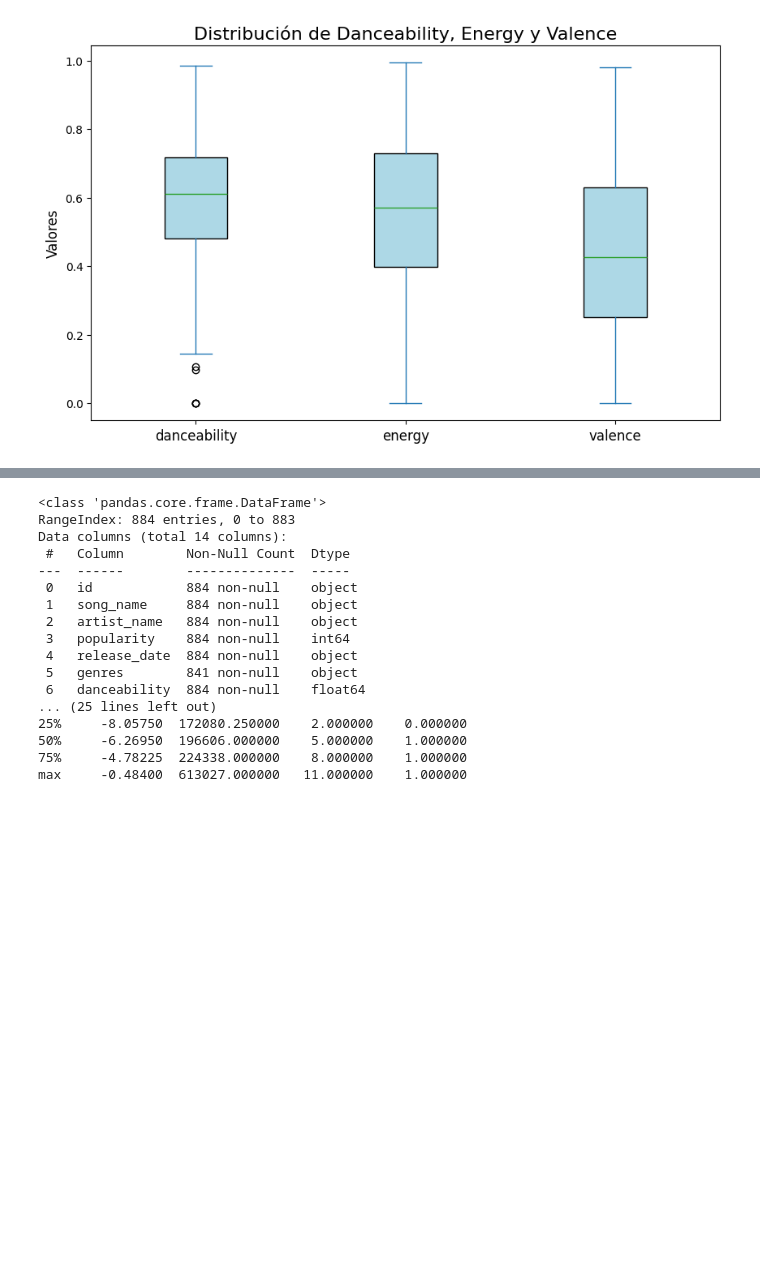
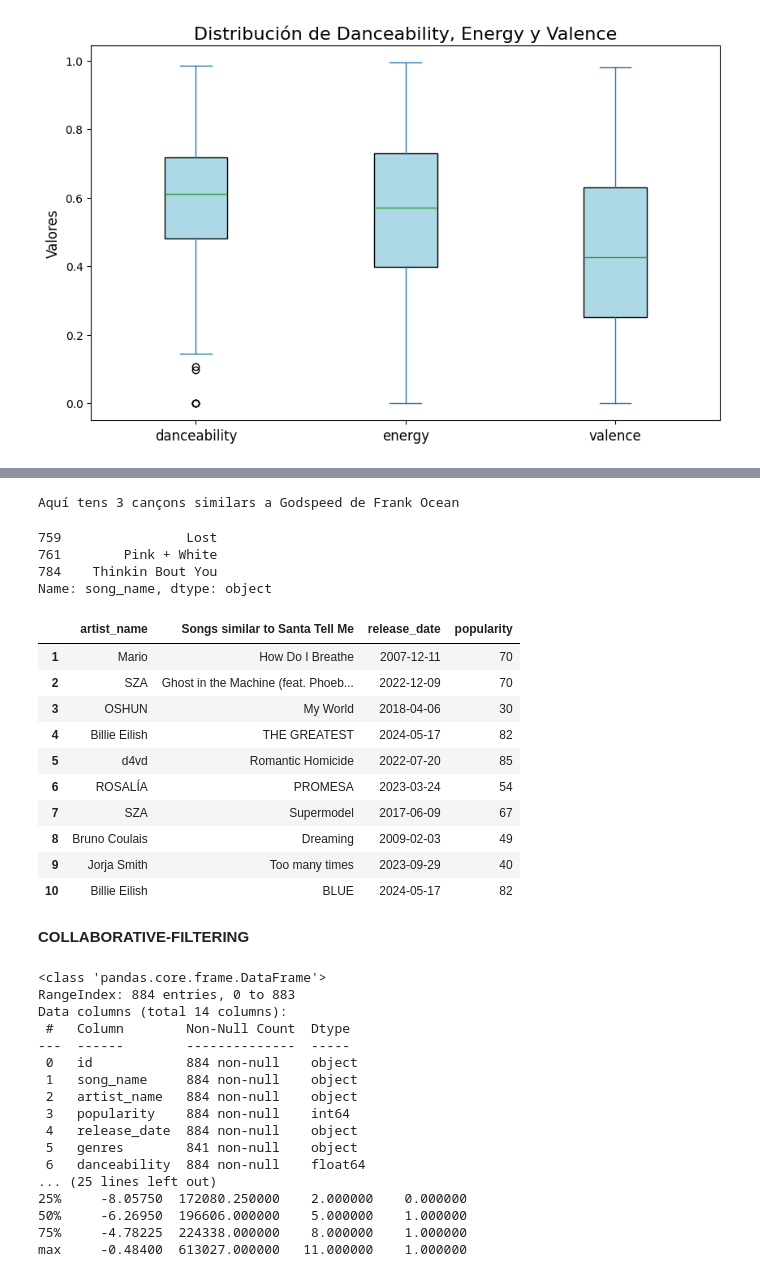
Before and after one commit to juuliamoran/spotify-data-project, a Jupyter notebook: spotify.ipynb, the cells around one changed output, grey strips where cells are left out. Saved outputs shown, nothing was run; the diff lists cells and outputs as text; code cells hidden in the pictures; blank space fills up the shorter version.

```diff
--- a/spotify.ipynb
+++ b/spotify.ipynb
@@ -450,3 +476,61 @@ plt.show()
+# %%
+recommend_songs_same_artist("Godspeed", 3)
+# %% [output]
+Aquí tens 3 cançons similars a Godspeed de Frank Ocean
+759                Lost
+761        Pink + White
+784    Thinkin Bout You
+Name: song_name, dtype: object
+# %%
+import pandas as pd
+from sklearn.metrics.pairwise import cosine_similarity
+
+def recommend_songs_by_sound_similarity(data:pd.DataFrame, song, artist):
+
+    try:
+        song_and_artist_data = data[(data["song_name"] == song ) & (data["artist_name"] == artist)]
+
+        song_index = song_and_artist_data.index[0]
+
+        similar_songs = data.copy()
+
+        sound_properties = similar_songs.loc[:,["danceability", "energy", "valence", "tempo", "loudness", "key", "mode"]]
+
+        # Obtener el vector de características de la canción seleccionada
+        song_vector = sound_properties.iloc[song_index].to_numpy().reshape(1, -1)
+
+        #Calculate similarity of all songs to the one we want
+        #similar_songs["Similarity with songs"] = cosine_similarity(sound_properties, sound_properties.to_numpy()[song_and_artist_data.index[0],None]).squeeze()
+        similar_songs["Similarity with songs"] = cosine_similarity(sound_properties, song_vector).squeeze()
+
+        similar_songs.rename(columns = {"song_name" : f"Songs similar to {song}"}, inplace = True)
+
+        similar_songs = similar_songs.sort_values(by = "Similarity with songs", ascending = False)
+
+        similar_songs = similar_songs[["artist_name", f"Songs similar to {song}", "release_date", "popularity"]]
+
+        similar_songs.reset_index(drop = True, inplace = True)
+
+        return similar_songs.iloc[1:11]
+
+    except:
+        print("Oops! Aquesta cançó no esta inclosa al dataset")
+# %%
+recommend_songs_by_sound_similarity(data_cleaned, "Santa Tell Me", "Ariana Grande")
+# %% [output]
+|  | artist_name | Songs similar to Santa Tell Me | release_date | popularity |
+| 1 | Mario | How Do I Breathe | 2007-12-11 | 70 |
+| 2 | SZA | Ghost in the Machine (feat. Phoeb... | 2022-12-09 | 70 |
+| 3 | OSHUN | My World | 2018-04-06 | 30 |
+| 4 | Billie Eilish | THE GREATEST | 2024-05-17 | 82 |
+| 5 | d4vd | Romantic Homicide | 2022-07-20 | 85 |
+| 6 | ROSALÍA | PROMESA | 2023-03-24 | 54 |
+| 7 | SZA | Supermodel | 2017-06-09 | 67 |
+| 8 | Bruno Coulais | Dreaming | 2009-02-03 | 49 |
+| 9 | Jorja Smith | Too many times | 2023-09-29 | 40 |
+| 10 | Billie Eilish | BLUE | 2024-05-17 | 82 |
+# %% [markdown]
+**COLLABORATIVE-FILTERING**
 # %%
 import pandas as pd
 
```
Also changed, not shown: parts of 20 cells of this notebook.
